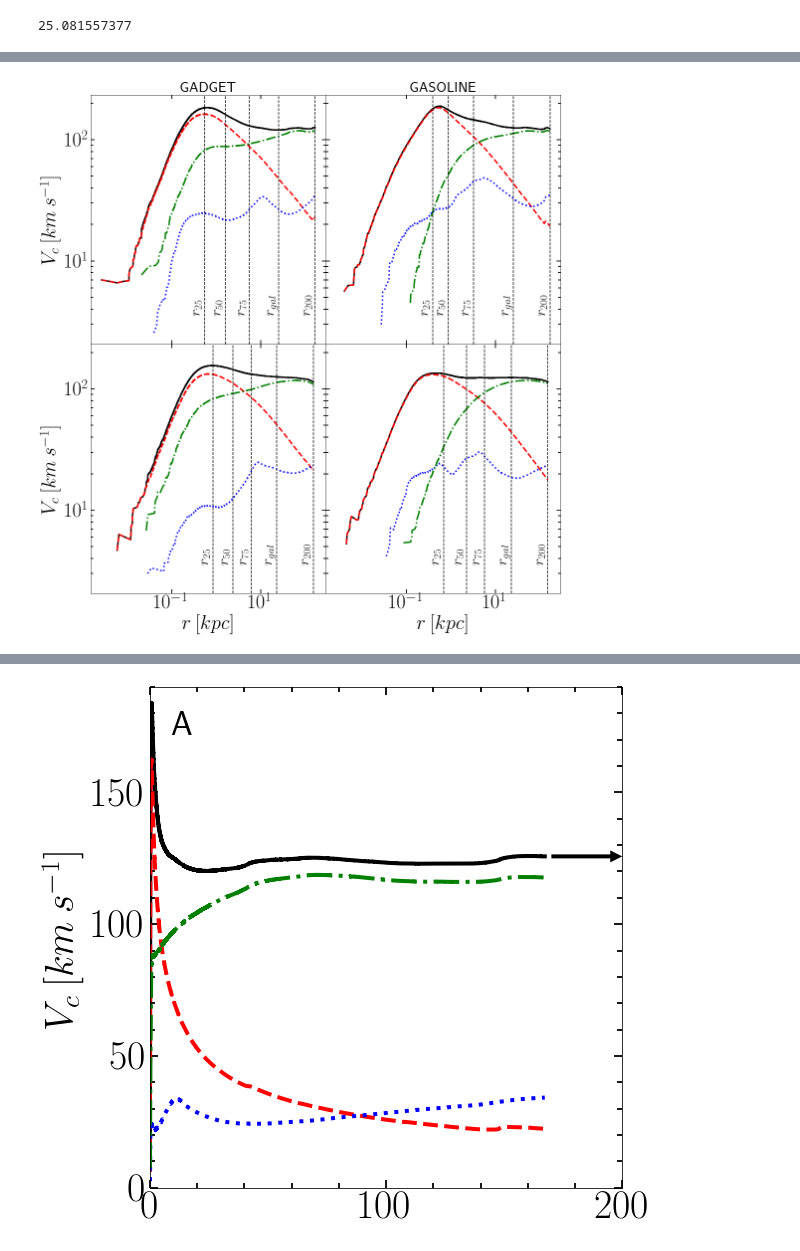
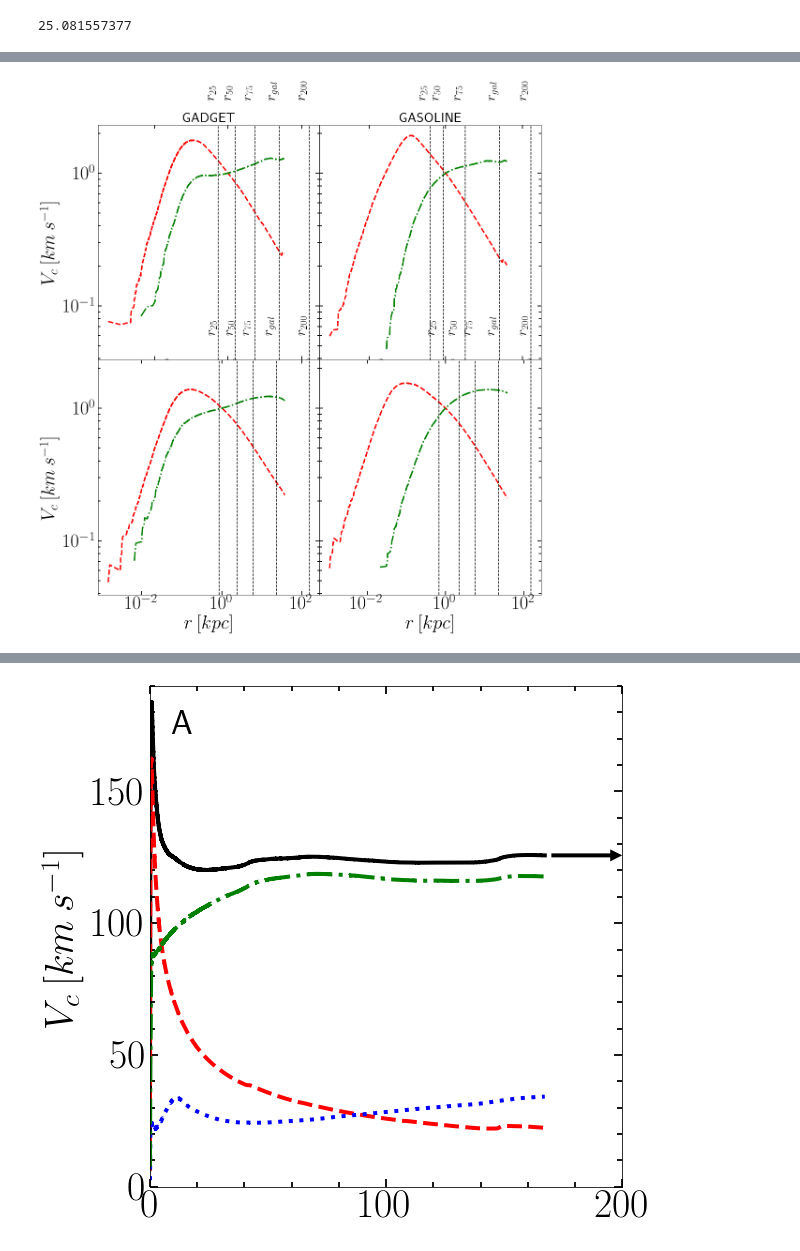
Before and after one commit to ornemarioni/Barras_GdGs, a Jupyter notebook: Barras_Gd/programs/Vcirc_simulaciones.ipynb, the cells around one changed output, grey strips where cells are left out. Cells and saved outputs as stored; diff of their text form; code cells hidden in the pictures.

```diff
--- a/Barras_Gd/programs/Vcirc_simulaciones.ipynb
+++ b/Barras_Gd/programs/Vcirc_simulaciones.ipynb
@@ -408,0 +720,16 @@ print r200_M31gd*0.15
+# %%
+mask1, = np.where(abs(rest_M31gd)<0.001)
+mask2, = np.where(abs(rest_MWgd)<0.001)
+mask5, = np.where(abs(rest_M33gd)<0.005)
+
+mask3, = np.where(abs(rest_M31gs)<0.001)
+mask4, = np.where(abs(rest_MWgs)<0.001)
+mask6, = np.where(abs(rest_M33gs)<0.005)
+
+req_M31gd = mean(rstr_M31gd[mask2M31gd][mask1])
+req_MWgd  = mean(rstr_MWgd[mask2MWgd][mask2])
+req_M33gd = mean(rstr_M33gd[mask2M33gd][mask5])
+
+req_M31gs = mean(rstr_M31gs[mask2M31gs][mask3])
+req_MWgs  = mean(rstr_MWgs[mask2MWgs][mask4])
+req_M33gs = mean(rstr_M33gs[mask2M33gs][mask6])
@@ -410,28 +768,27 @@ print r200_M31gd*0.15
 # fig=plt.figure(1,figsize=(16,16))
 # fig.subplots_adjust(bottom=0.08, left =0.1, right = 0.95, top = 0.95, wspace=0., hspace= 0)
 
-fig, ax = plt.subplots(nrows=2, ncols=2, figsize=(16, 16), sharex=True, sharey=True)
+fig, ax = plt.subplots(nrows=2, ncols=2, figsize=(16, 16), sharey=True)
 #                        gridspec_kw = {'height_ratios':[3,1,3,1]})
 fig.subplots_adjust(bottom=0.08, left =0.1, right = 0.92, top = 0.95, wspace=0., hspace= 0)
 
 # ax=fig.add_subplot(221)
-ax[0,0].plot(rtot_M31gd[np.where(Vtot_M31gd!=0)],Vtot_M31gd[np.where(Vtot_M31gd!=0)],'-', lw=3, color='k', label= 'Total')
-ax[0,0].plot(rstr_M31gd[np.where(Vstr_M31gd!=0)],Vstr_M31gd[np.where(Vstr_M31gd!=0)],'--',lw=3, color='r', label ='Stars')
-ax[0,0].plot(rgas_M31gd[np.where(Vgas_M31gd!=0)],Vgas_M31gd[np.where(Vgas_M31gd!=0)],':', color ='b',lw=3, label='Gas')
-ax[0,0].plot(rdrk_M31gd[np.where(Vdrk_M31gd!=0)],Vdrk_M31gd[np.where(Vdrk_M31gd!=0)],'-.',color='g', lw=3, label='Dark Matter')
+# ax[0,0].plot(rtot_M31gd[np.where(Vtot_M31gd!=0)],Vtot_M31gd[np.where(Vtot_M31gd!=0)],'-', lw=3, color='k', label= 'Total')
+ax[0,0].plot(rstr_M31gd[np.where(Vstr_M31gd!=0)]/req_M31gd,Vstr_M31gd[np.where(Vstr_M31gd!=0)]/fstr_M31gd(req_M31gd),'--',lw=3, color='r', label ='Stars')
+# ax[0,0].plot(rgas_M31gd[np.where(Vgas_M31gd!=0)],Vgas_M31gd[np.where(Vgas_M31gd!=0)],':', color ='b',lw=3, label='Gas')
+ax[0,0].plot(rdrk_M31gd[np.where(Vdrk_M31gd!=0)]/req_M31gd,Vdrk_M31gd[np.where(Vdrk_M31gd!=0)]/fstr_M31gd(req_M31gd),'-.',color='g', lw=3, label='Dark Matter')
 
 # ax[0,0].text(18, 175, 'A', fontsize=35, color='k', ha='right', va='center')
 #plt.legend(handles=[total,stars,gas,drk],fontsize=18, frameon=False)
-# ax[0,0].set_xticklabels([])
 # ax[0,0].set_xticks([0,5,10,15])
 ax[0,0].set_ylabel(r'$V_{c}\:[km\:s^{-1}]$', fontsize=40)
-# ax[0,0].set_ylim(0,1e2)
-# ax[0,0].set_xlim(0,1e2)
 ax[0,0].set_xscale('log')
 ax[0,0].set_yscale('log')
-# ax[0,0].set_ylim(1e-1,2e2)
-# ax[0,0].set_xlim(1e-1,3e2)
-# ax[0,0].set_xticks([0.1,0.2,0.3,0.4,0.5,0.6,0.7,0.8,0.9,1,2,3,4,5,6,7,8,9,10,20,30,40,50,60,70,80,90,100,200,300])
+# ax[0,0].set_ylim(2,2e2)
+# ax[0,0].set_xlim(3e-2,2e2)
+# ax[0,0].set_xticks([1e-2,1e-1,1e0,1e1,1e2], minor=True)
+# ax[0,0].set_xticklabels([])
+
 ax[0,0].minorticks_on()
 ax[0,0].tick_params( labelsize=40)
 ax[0,0].tick_params('both', length=5, width=1.8,which='minor', direction='in', right='on',top='on')
@@ -466,19 +823,21 @@ ax[0,0].set_title('GADGET', loc='center', fontsize=30)
 #------------------------------------------------------
 
 # ax2=fig.add_subplot(222)
-ax[0,1].plot(rtot_M31gs[np.where(Vtot_M31gs!=0)],Vtot_M31gs[np.where(Vtot_M31gs!=0)],'-', lw=3, color='k', label= 'Total')
-ax[0,1].plot(rstr_M31gs[np.where(Vstr_M31gs!=0)],Vstr_M31gs[np.where(Vstr_M31gs!=0)],'--',lw=3, color='r', label ='Stars')
-ax[0,1].plot(rgas_M31gs[np.where(Vgas_M31gs!=0)],Vgas_M31gs[np.where(Vgas_M31gs!=0)],':', color ='b',lw=3, label='Gas')
-ax[0,1].plot(rdrk_M31gs[np.where(Vdrk_M31gs!=0)],Vdrk_M31gs[np.where(Vdrk_M31gs!=0)],'-.',color='g', lw=3, label='Dark Matter')
+# ax[0,1].plot(rtot_M31gs[np.where(Vtot_M31gs!=0)],Vtot_M31gs[np.where(Vtot_M31gs!=0)],'-', lw=3, color='k', label= 'Total')
+ax[0,1].plot(rstr_M31gs[np.where(Vstr_M31gs!=0)]/req_M31gs,Vstr_M31gs[np.where(Vstr_M31gs!=0)]/fstr_M31gs(req_M31gs),'--',lw=3, color='r', label ='Stars')
+# ax[0,1].plot(rgas_M31gs[np.where(Vgas_M31gs!=0)],Vgas_M31gs[np.where(Vgas_M31gs!=0)],':', color ='b',lw=3, label='Gas')
+ax[0,1].plot(rdrk_M31gs[np.where(Vdrk_M31gs!=0)]/req_M31gs,Vdrk_M31gs[np.where(Vdrk_M31gs!=0)]/fstr_M31gs(req_M31gs),'-.',color='g', lw=3, label='Dark Matter')
 
 # ax[0,1].text(18, 175, 'A', fontsize=35, color='k', ha='right', va='center')
 #plt.legend(handles=[total,stars,gas,drk],fontsize=18, frameon=False)
+ax[0,1].set_xticks([1e-2,1e-1,1e0,1e1,1e2], minor=True)
+ax[0,1].set_xscale('log')
+ax[0,1].set_yscale('log')
+# ax[0,1].set_ylim(2,2e2)
+# ax[0,1].set_xlim(3e-2,2e2)
 # ax[0,1].set_xticklabels([])
 # ax[0,1].set_yticklabels([])
-# ax[0,1].set_xticks([0,5,10,15])
-# ax[0,1].set_ylim(0,190)
-# ax[0,1].set_xlim(0,30)
-ax[0,1].minorticks_on()
+
 ax[0,1].tick_params( labelsize=40)
 ax[0,1].tick_params('both', length=5, width=1.8,which='minor', direction='in', right='on',top='on')
 ax[0,1].tick_params('both', length=8, width=1.8,which='major', direction='in', right='on',top='on')
@@ -506,18 +865,20 @@ ax[0,1].set_title('GASOLINE', loc='center', fontsize=30)
 #---------------------------------------------------------
 
 # ax3=fig.add_subplot(223)
-ax[1,0].plot(rtot_MWgd[np.where(Vtot_MWgd!=0)],Vtot_MWgd[np.where(Vtot_MWgd!=0)],'-', lw=3, color='k', label= 'Total')
-ax[1,0].plot(rstr_MWgd[np.where(Vstr_MWgd!=0)],Vstr_MWgd[np.where(Vstr_MWgd!=0)],'--',lw=3, color='r', label ='Stars')
-ax[1,0].plot(rgas_MWgd[np.where(Vgas_MWgd!=0)],Vgas_MWgd[np.where(Vgas_MWgd!=0)],':', color ='b',lw=3, label='Gas')
-ax[1,0].plot(rdrk_MWgd[np.where(Vdrk_MWgd!=0)],Vdrk_MWgd[np.where(Vdrk_MWgd!=0)],'-.',color='g', lw=3, label='Dark Matter')
+# ax[1,0].plot(rtot_MWgd[np.where(Vtot_MWgd!=0)],Vtot_MWgd[np.where(Vtot_MWgd!=0)],'-', lw=3, color='k', label= 'Total')
+ax[1,0].plot(rstr_MWgd[np.where(Vstr_MWgd!=0)]/req_MWgd,Vstr_MWgd[np.where(Vstr_MWgd!=0)]/fstr_MWgd(req_MWgd),'--',lw=3, color='r', label ='Stars')
+# ax[1,0].plot(rgas_MWgd[np.where(Vgas_MWgd!=0)],Vgas_MWgd[np.where(Vgas_MWgd!=0)],':', color ='b',lw=3, label='Gas')
+ax[1,0].plot(rdrk_MWgd[np.where(Vdrk_MWgd!=0)]/req_MWgd,Vdrk_MWgd[np.where(Vdrk_MWgd!=0)]/fstr_MWgd(req_MWgd),'-.',color='g', lw=3, label='Dark Matter')
 
 # ax[1,0].text(18, 175, 'B', fontsize=35, color='k', ha='right', va='center')
 #plt.legend(handles=[total,stars,gas,drk],fontsize=18, frameon=False)
 ax[1,0].set_xlabel(r'$r\:[kpc]$', fontsize=40)
 ax[1,0].set_ylabel(r'$V_{c}\:[km\:s^{-1}]$', fontsize=40)
-# ax[1,0].set_xticks([0,5,10,15])
-# ax[1,0].set_ylim(0,190)
-# ax[1,0].set_xlim(0,30)
+# ax[1,0].set_xticks([1e-2,1e-1,1e0,1e1,1e2], minor=True)
+ax[1,0].set_xscale('log')
+ax[1,0].set_yscale('log')
+# ax[1,0].set_ylim(2,2e2)
+# ax[1,0].set_xlim(3e-2,2e2)
 ax[1,0].minorticks_on()
 ax[1,0].tick_params( labelsize=40)
 ax[1,0].tick_params('both', length=5, width=1.8,which='minor', direction='in', right='on',top='on')
@@ -546,18 +907,20 @@ ax[1,0].text(r75_MWgd, 3.5, '$r_{75}$', fontsize=30, color='black', ha='right',
 
 #---------------------------------------------------------------------------------------
 # ax4=fig.add_subplot(224)
-ax[1,1].plot(rtot_MWgs[np.where(Vtot_MWgs!=0)],Vtot_MWgs[np.where(Vtot_MWgs!=0)],'-', lw=3, color='k', label= 'Total')
-ax[1,1].plot(rstr_MWgs[np.where(Vstr_MWgs!=0)],Vstr_MWgs[np.where(Vstr_MWgs!=0)],'--',lw=3, color='r', label ='Stars')
-ax[1,1].plot(rgas_MWgs[np.where(Vgas_MWgs!=0)],Vgas_MWgs[np.where(Vgas_MWgs!=0)],':', color ='b',lw=3, label='Gas')
-ax[1,1].plot(rdrk_MWgs[np.where(Vdrk_MWgs!=0)],Vdrk_MWgs[np.where(Vdrk_MWgs!=0)],'-.',color='g', lw=3, label='Dark Matter')
+# ax[1,1].plot(rtot_MWgs[np.where(Vtot_MWgs!=0)],Vtot_MWgs[np.where(Vtot_MWgs!=0)],'-', lw=3, color='k', label= 'Total')
+ax[1,1].plot(rstr_MWgs[np.where(Vstr_MWgs!=0)]/req_MWgs,Vstr_MWgs[np.where(Vstr_MWgs!=0)]/fstr_MWgs(req_MWgs),'--',lw=3, color='r', label ='Stars')
+# ax[1,1].plot(rgas_MWgs[np.where(Vgas_MWgs!=0)],Vgas_MWgs[np.where(Vgas_MWgs!=0)],':', color ='b',lw=3, label='Gas')
+ax[1,1].plot(rdrk_MWgs[np.where(Vdrk_MWgs!=0)]/req_MWgs,Vdrk_MWgs[np.where(Vdrk_MWgs!=0)]/fstr_MWgs(req_MWgs),'-.',color='g', lw=3, label='Dark Matter')
 
 # ax[1,1].text(18, 175, 'B', fontsize=35, color='k', ha='right', va='center')
 #plt.legend(handles=[total,stars,gas,drk],fontsize=18, frameon=False)
 ax[1,1].set_xlabel(r'$r\:[kpc]$',fontsize=40)
+# ax[1,1].set_xticks([1e-2,1e-1,1e0,1e1,1e2], minor=True)
 # ax[1,1].set_yticklabels([])
-# ax[1,1].set_xticks([0,5,10,15,20])
-# ax[1,1].set_ylim(0,190)
-# ax[1,1].set_xlim(0,30)
+ax[1,1].set_xscale('log')
+ax[1,1].set_yscale('log')
+# ax[1,1].set_ylim(2,2e2)
+# ax[1,1].set_xlim(3e-2,2e2)
 ax[1,1].minorticks_on()
 ax[1,1].tick_params( labelsize=40)
 ax[1,1].tick_params('both', length=5, width=1.8,which='minor', direction='in', right='on',top='on')
@@ -579,10 +942,4 @@ ax[1,1].text(r25_MWgs, 3.5, '$r_{25}$', fontsize=30, color='black',  ha='right',
 
 ax[1,1].axvline(r75_MWgs,ymin=0,ymax=200, ls='--', color='k',lw=1.5)
 ax[1,1].text(r75_MWgs, 3.5, '$r_{75}$', fontsize=30, color='black', ha='right', va='bottom',rotation=90.)
-
-# fig.savefig('/home/ornela/overleaf/13216980csjxswjndpmj/Vcirc2.pdf', dpi = 100, xxbox_inches='tight')
-fig.savefig('/home/omarioni/Barras_GdGs/Barras_Gd/_imagenes/Vcirc2_test3.pdf', dpi = 100, xxbox_inches='tight')
-#fig.savefig('/home/ornela/Escritorio/mi_tesis/Figures/GD_'+str('%s'%vector4[i])+'-Vc.png', dpi = 100)
-#fig.savefig('/home/ornela/Escritorio/presentacion_final/GD_'+str('%s'%vector4[i])+'-Vc.png', dpi = 100)
-plt.show()
 # %% [output]
@@ -589 +947 @@ plt.show()
-[figure, old version]
+[figure, new version]
```
Also changed, not shown: parts of 12 cells of this notebook.
